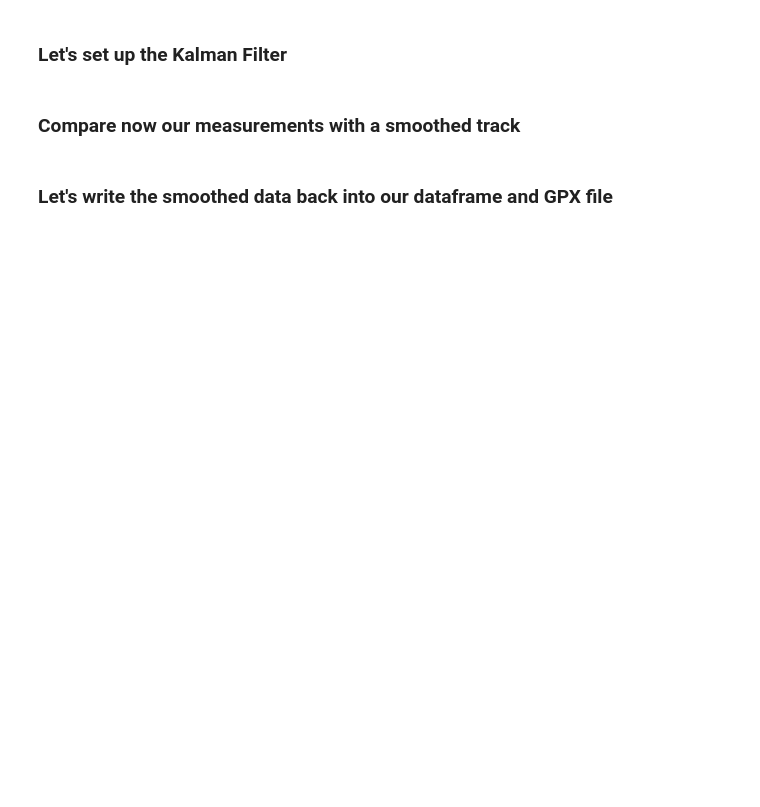
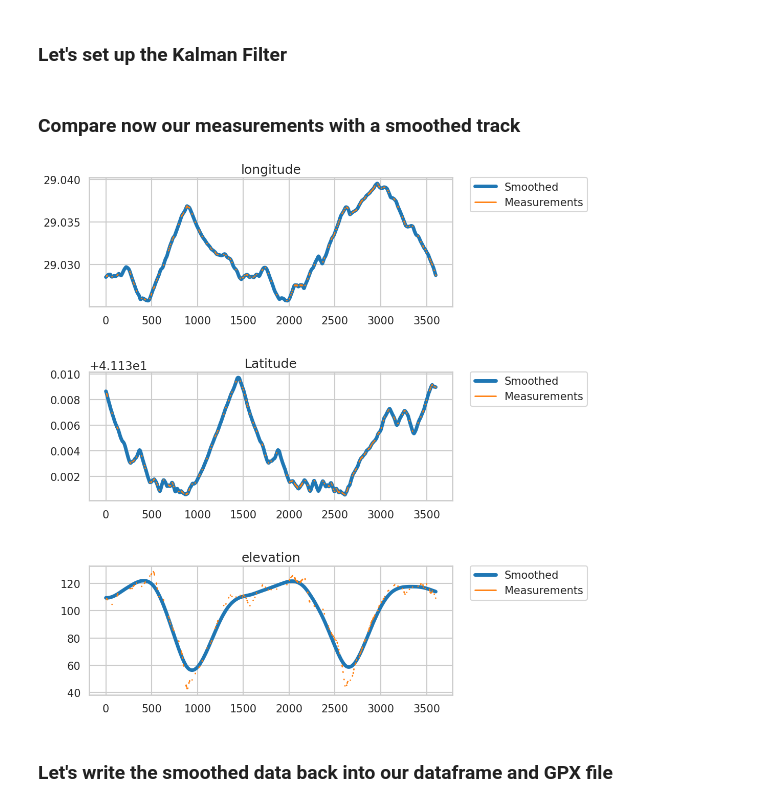
Before and after one commit to dogasiyli/gps_data_with_python, a Jupyter notebook: notebooks/4-pykalman.ipynb, the cells around one changed output. Cells and saved outputs as stored; diff of their text form; code cells hidden in the pictures; blank space fills up the shorter version.

```diff
--- a/notebooks/4-pykalman.ipynb
+++ b/notebooks/4-pykalman.ipynb
@@ -187,4 +108,6 @@ kf.transition_covariance = Q
+# %%
+kf, kf_dict = step_08_setup_kalman_filter(measurements)
 # %% [markdown]
 ### Compare now our measurements with a smoothed track
 # %%
-state_means, state_vars = kf.smooth(measurements)
+state_means, state_vars = step_09_apply_kalman(kf, measurements)
@@ -208,2 +114,6 @@ plt.show()
+# %%
+step_10_plot_smoothed_vs_measured(state_means, measurements)
+# %% [output]
+[figure, added]
 # %% [markdown]
 ### Let's write the smoothed data back into our dataframe and GPX file
```
Also changed, not shown: parts of 45 cells of this notebook, 1 other file.
